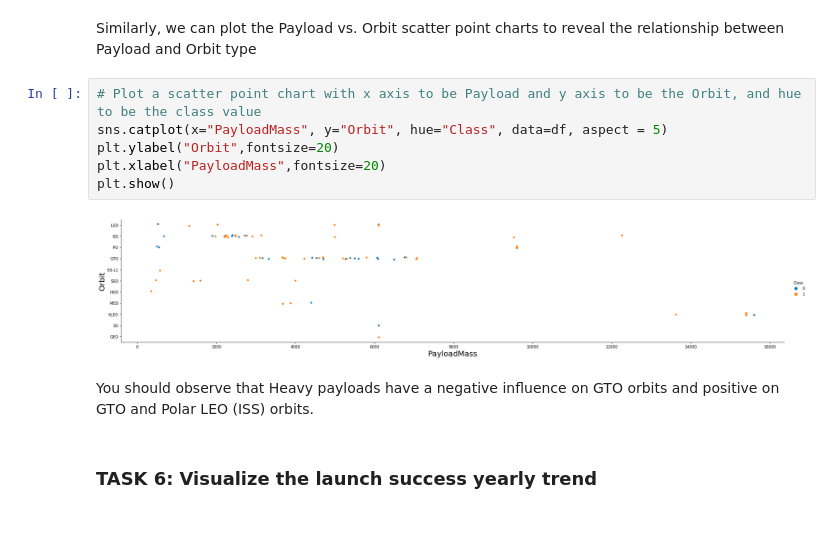
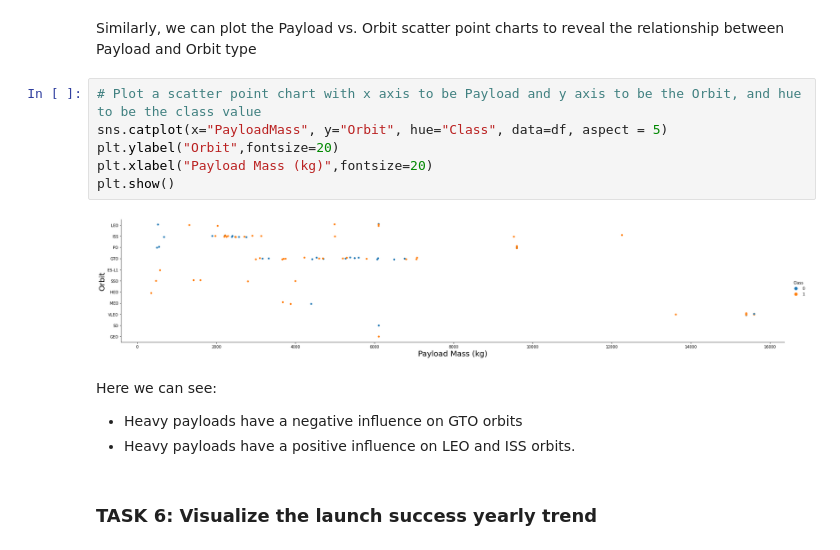
Before and after one commit to cja1/capstone-project, a Jupyter notebook: EDA with Data Visualisation.ipynb, the cells around one changed output. Saved outputs shown, nothing was run; the diff lists cells and outputs as text; blank space fills up the shorter version.

```diff
--- a/EDA with Data Visualisation.ipynb
+++ b/EDA with Data Visualisation.ipynb
@@ -145,13 +157,15 @@ Similarly, we can plot the Payload vs. Orbit scatter point charts to reveal the
 # %%
 # Plot a scatter point chart with x axis to be Payload and y axis to be the Orbit, and hue to be the class value
 sns.catplot(x="PayloadMass", y="Orbit", hue="Class", data=df, aspect = 5)
 plt.ylabel("Orbit",fontsize=20)
-plt.xlabel("PayloadMass",fontsize=20)
+plt.xlabel("Payload Mass (kg)",fontsize=20)
 plt.show()
 # %% [output]
-[figure, old version]
+[figure, new version]
 # %% [markdown]
-You should observe that Heavy payloads have a negative influence on GTO orbits and positive on GTO and Polar LEO (ISS) orbits.
+Here we can see:
+- Heavy payloads have a negative influence on GTO orbits
+- Heavy payloads have a positive influence on LEO and ISS orbits.
 # %% [markdown]
 ### TASK  6: Visualize the launch success yearly trend
 # %% [markdown]
```
Also changed, not shown: parts of 15 cells of this notebook.
